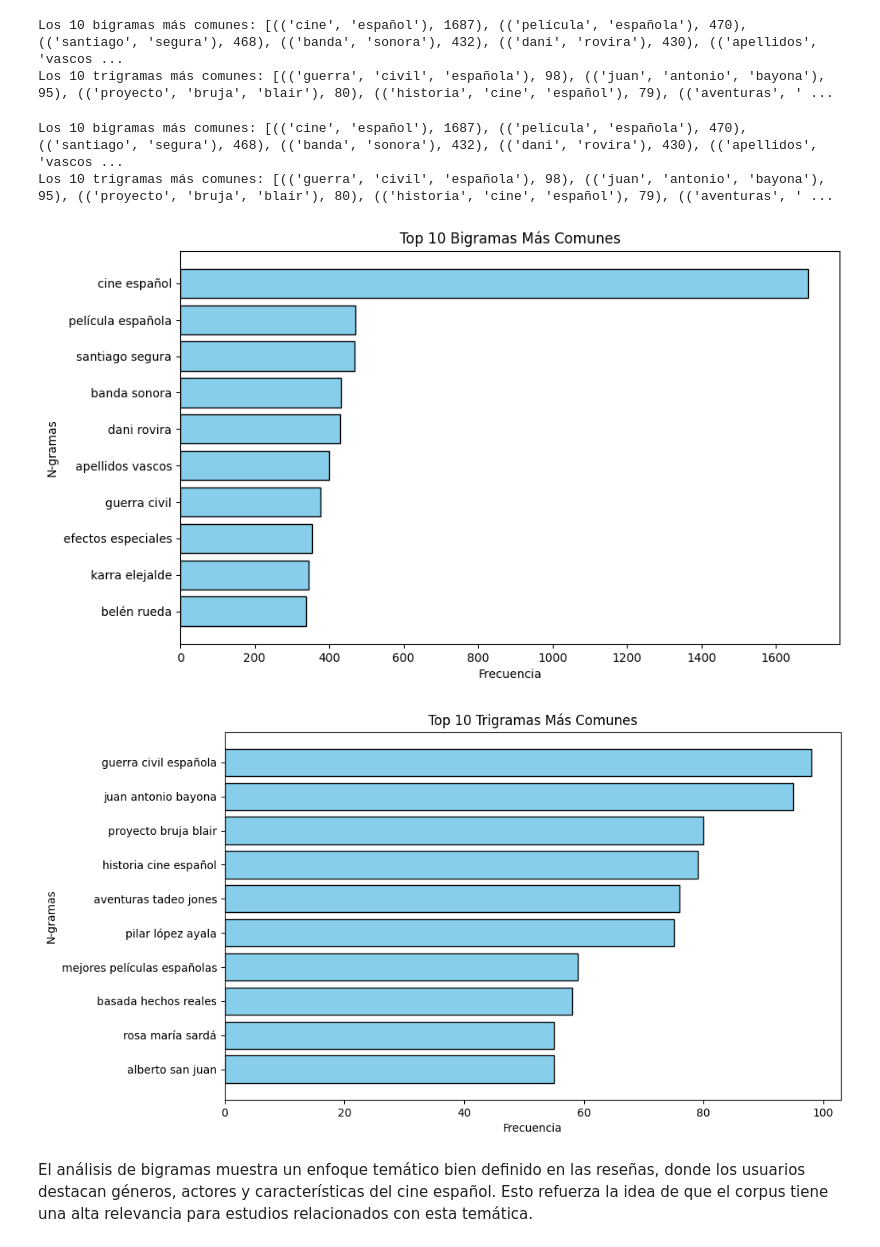
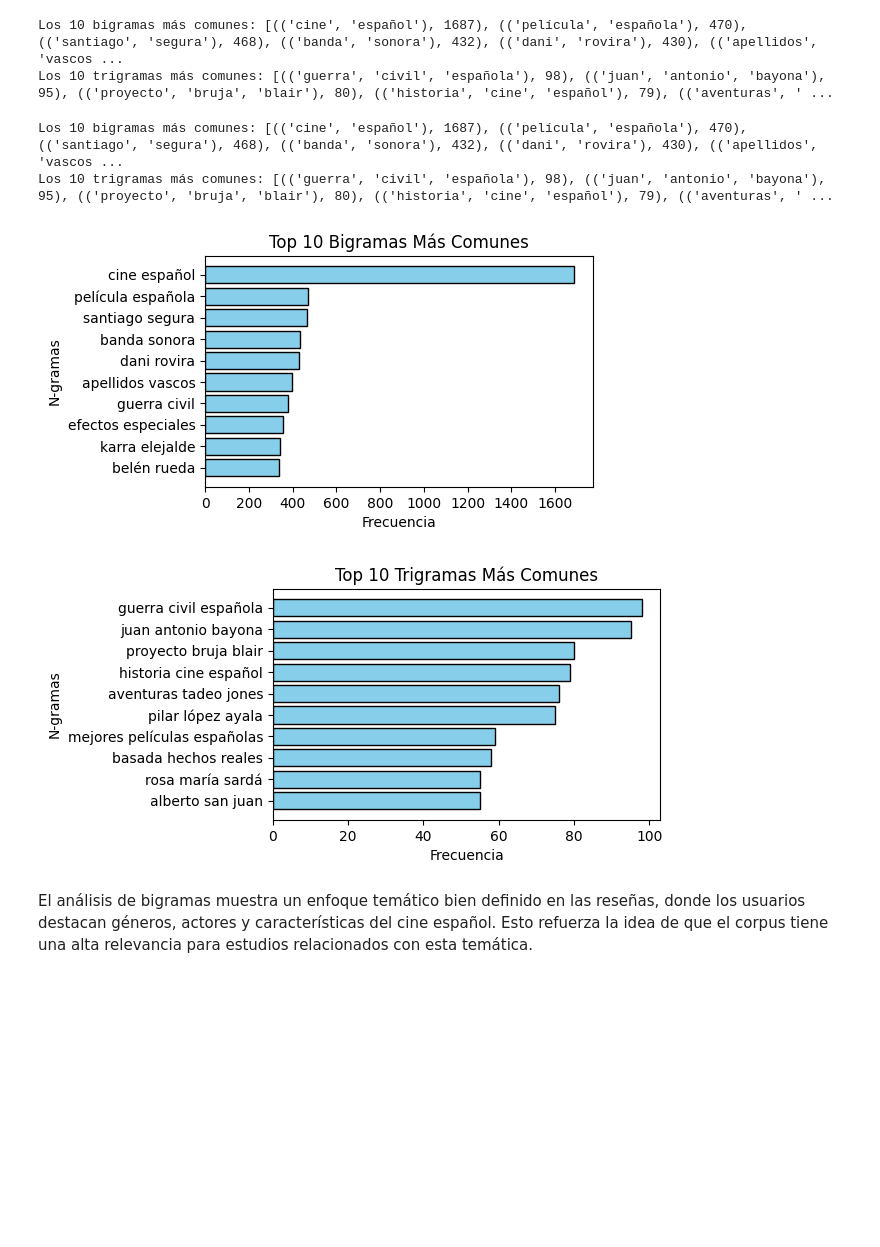
Before and after one commit to tdiego74/Clase_Data_Science_III_PBLC, a Jupyter notebook: Copia_de_Proyecto_DS_III_Entrega_Final_Tocci.ipynb, the cells around one changed output. Saved outputs shown, nothing was run; the diff lists cells and outputs as text; code cells hidden in the pictures; blank space fills up the shorter version.

```diff
--- a/Copia_de_Proyecto_DS_III_Entrega_Final_Tocci.ipynb
+++ b/Copia_de_Proyecto_DS_III_Entrega_Final_Tocci.ipynb
@@ -529,36 +573,36 @@ trigram_freq = Counter(trigrams)
 most_common_bigrams = bigram_freq.most_common(10)
 most_common_trigrams = trigram_freq.most_common(10)
 
 print("Los 10 bigramas más comunes:", most_common_bigrams)
 print("Los 10 trigramas más comunes:", most_common_trigrams)
 
 # Función para graficar n-gramas
 def plot_ngrams(most_common_ngrams, title):
     """
     Genera un gráfico de barras horizontales para los n-gramas más comunes.
     """
     ngrams, counts = zip(*most_common_ngrams)  # Extraer los n-gramas y sus frecuencias
     ngrams = [' '.join(gram) for gram in ngrams]  # Convertir los n-gramas a cadenas
-    plt.figure(figsize=(10, 6))
+    plt.figure(figsize=(5, 3))
     plt.barh(ngrams, counts, color='skyblue', edgecolor='black')  # Gráfico horizontal
     plt.title(title)
     plt.xlabel('Frecuencia')
     plt.ylabel('N-gramas')
     plt.gca().invert_yaxis()  # Invertir el eje para mostrar los n-gramas más frecuentes primero
     plt.show()
 
 # Graficar los bigramas más comunes
 plot_ngrams(most_common_bigrams, 'Top 10 Bigramas Más Comunes')
 
 print()
 
 # Graficar los trigramas más comunes
 plot_ngrams(most_common_trigrams, 'Top 10 Trigramas Más Comunes')
 # %% [output]
 Los 10 bigramas más comunes: [(('cine', 'español'), 1687), (('película', 'española'), 470), (('santiago', 'segura'), 468), (('banda', 'sonora'), 432), (('dani', 'rovira'), 430), (('apellidos', 'vascos ...
 Los 10 trigramas más comunes: [(('guerra', 'civil', 'española'), 98), (('juan', 'antonio', 'bayona'), 95), (('proyecto', 'bruja', 'blair'), 80), (('historia', 'cine', 'español'), 79), (('aventuras', ' ...
-[figure, old version]
+[figure, new version]
-[figure, old version]
+[figure, new version]
 # %% [markdown]
 El análisis de bigramas muestra un enfoque temático bien definido en las reseñas, donde los usuarios destacan géneros, actores y características del cine español. Esto refuerza la idea de que el corpus tiene una alta relevancia para estudios relacionados con esta temática.
 # %% [markdown]
```
Also changed, not shown: parts of 4 cells of this notebook.
